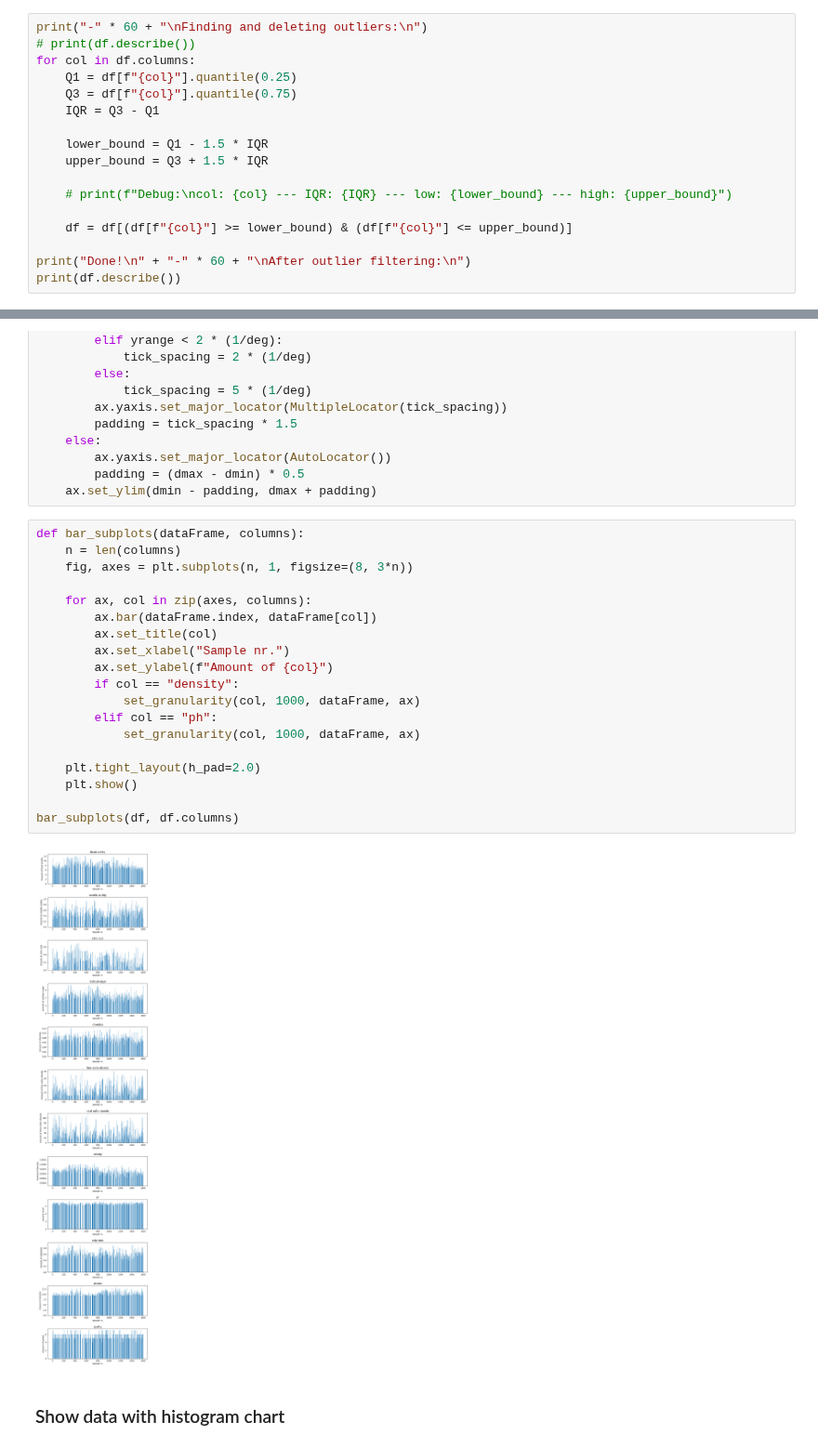
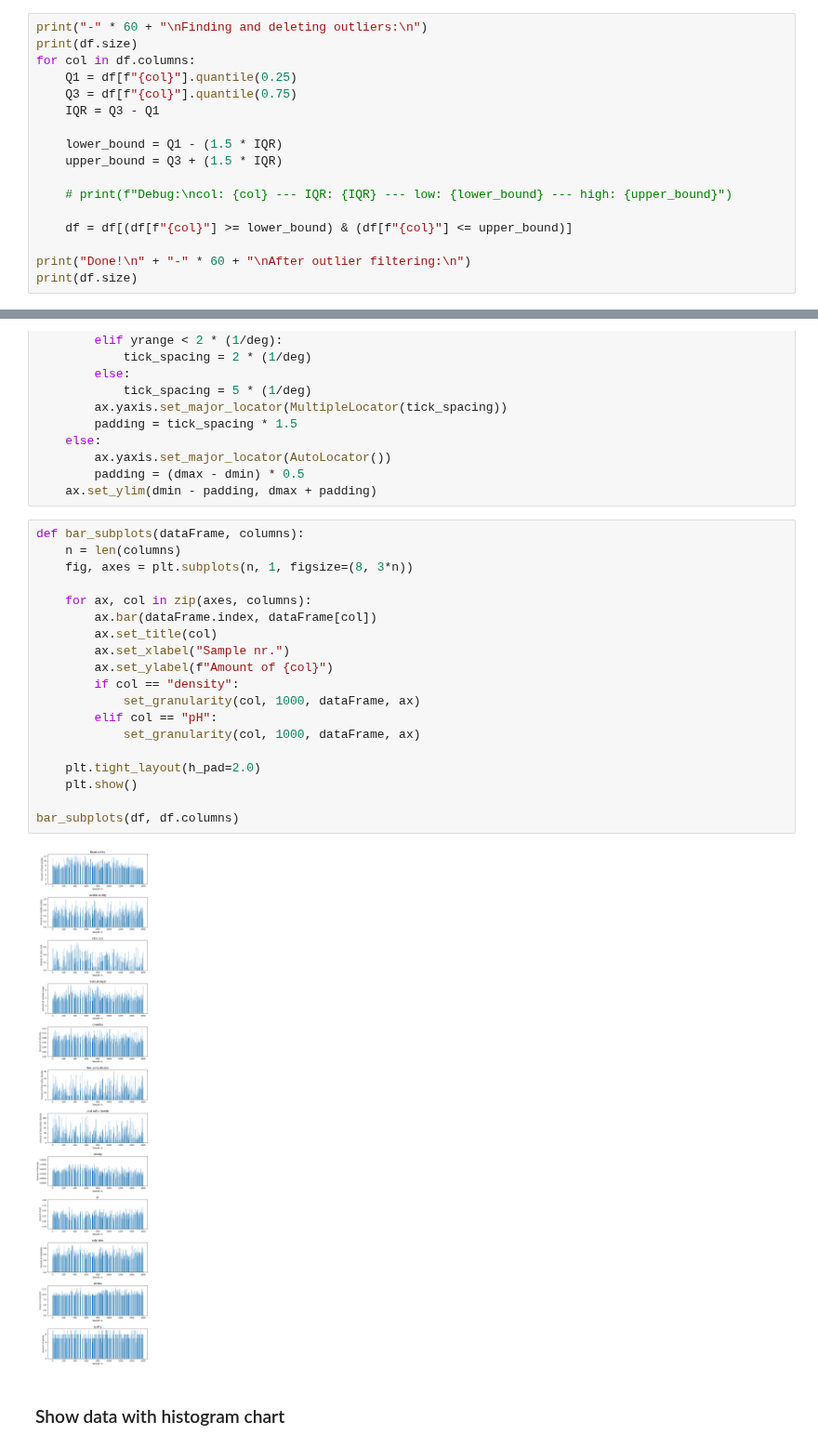
Before and after one commit to Azzure45/big-data-iot-labs, a Jupyter notebook: mini-projekt/mini-project-anton-mahdi.ipynb, the cells around one changed output, grey strips where cells are left out. Shown at 93% size. Cells and saved outputs as stored; diff of their text form.

```diff
--- a/mini-projekt/mini-project-anton-mahdi.ipynb
+++ b/mini-projekt/mini-project-anton-mahdi.ipynb
@@ -43,18 +100,18 @@ print("\nDone!")
 ### Finding outliers and deleting them
 # %%
 print("-" * 60 + "\nFinding and deleting outliers:\n")
-# print(df.describe())
+print(df.size)
 for col in df.columns:
     Q1 = df[f"{col}"].quantile(0.25)
     Q3 = df[f"{col}"].quantile(0.75)
     IQR = Q3 - Q1
 
-    lower_bound = Q1 - 1.5 * IQR
-    upper_bound = Q3 + 1.5 * IQR
+    lower_bound = Q1 - (1.5 * IQR)
+    upper_bound = Q3 + (1.5 * IQR)
 
     # print(f"Debug:\ncol: {col} --- IQR: {IQR} --- low: {lower_bound} --- high: {upper_bound}")
 
     df = df[(df[f"{col}"] >= lower_bound) & (df[f"{col}"] <= upper_bound)]
 
 print("Done!\n" + "-" * 60 + "\nAfter outlier filtering:\n")
-print(df.describe())
+print(df.size)
@@ -83,24 +150,24 @@ def set_granularity(col, deg, dataFrame, ax):
 # %%
 def bar_subplots(dataFrame, columns):
     n = len(columns)
     fig, axes = plt.subplots(n, 1, figsize=(8, 3*n))
 
     for ax, col in zip(axes, columns):
         ax.bar(dataFrame.index, dataFrame[col])
         ax.set_title(col)
         ax.set_xlabel("Sample nr.")
         ax.set_ylabel(f"Amount of {col}")
         if col == "density":
             set_granularity(col, 1000, dataFrame, ax)
-        elif col == "ph":
+        elif col == "pH":
             set_granularity(col, 1000, dataFrame, ax)
 
     plt.tight_layout(h_pad=2.0)
     plt.show()
 
 bar_subplots(df, df.columns)
 # %% [output]
-[figure, old version]
+[figure, new version]
 # %% [markdown]
 ### Show data with histogram chart
 # %%
```
Also changed, not shown: parts of 6 cells of this notebook.
